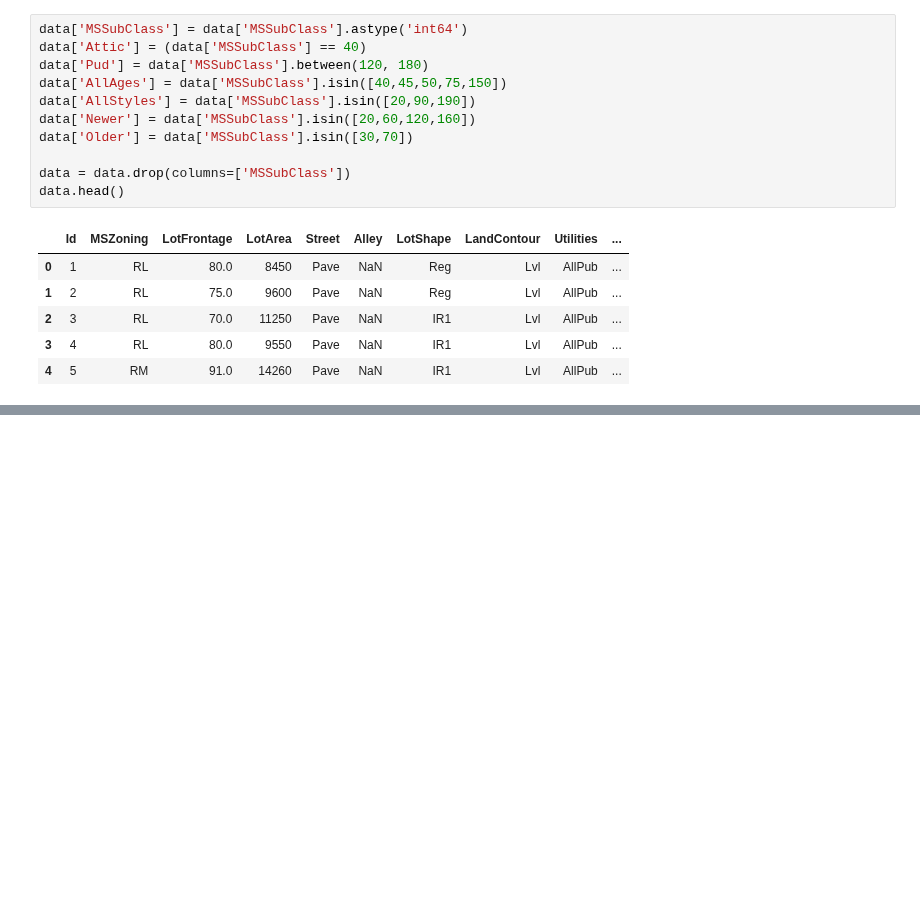
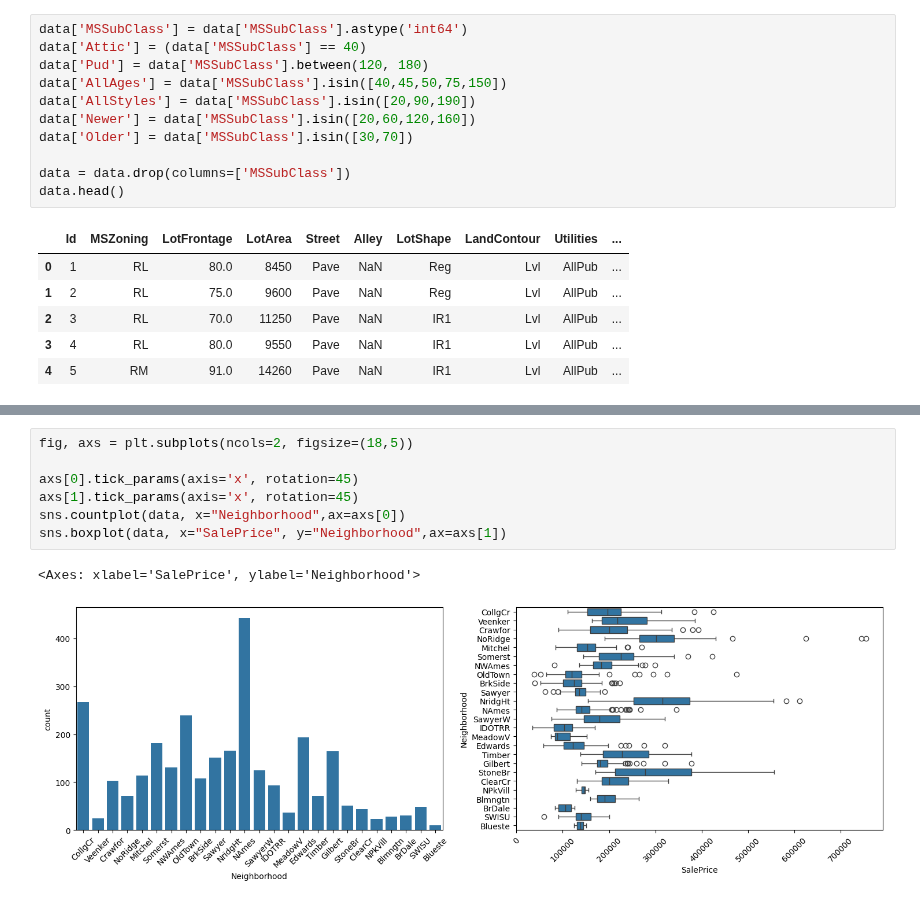
Before and after one commit to LoneCoder21/Kaggle-Notebooks, a Jupyter notebook: Regression/House Prices/property_prices.ipynb, the cells around one changed output, grey strips where cells are left out. Cells and saved outputs as stored; diff of their text form; blank space fills up the shorter version.

Commit message:
clean up neighborhood feature and more

```diff
--- a/Regression/House Prices/property_prices.ipynb
+++ b/Regression/House Prices/property_prices.ipynb
@@ -261,0 +272,10 @@ data.head()
+# %%
+fig, axs = plt.subplots(ncols=2, figsize=(18,5))
+
+axs[0].tick_params(axis='x', rotation=45)
+axs[1].tick_params(axis='x', rotation=45)
+sns.countplot(data, x="Neighborhood",ax=axs[0])
+sns.boxplot(data, x="SalePrice", y="Neighborhood",ax=axs[1])
+# %% [output]
+<Axes: xlabel='SalePrice', ylabel='Neighborhood'>
+[figure, added]
```
Also changed, not shown: parts of 4 cells of this notebook.
